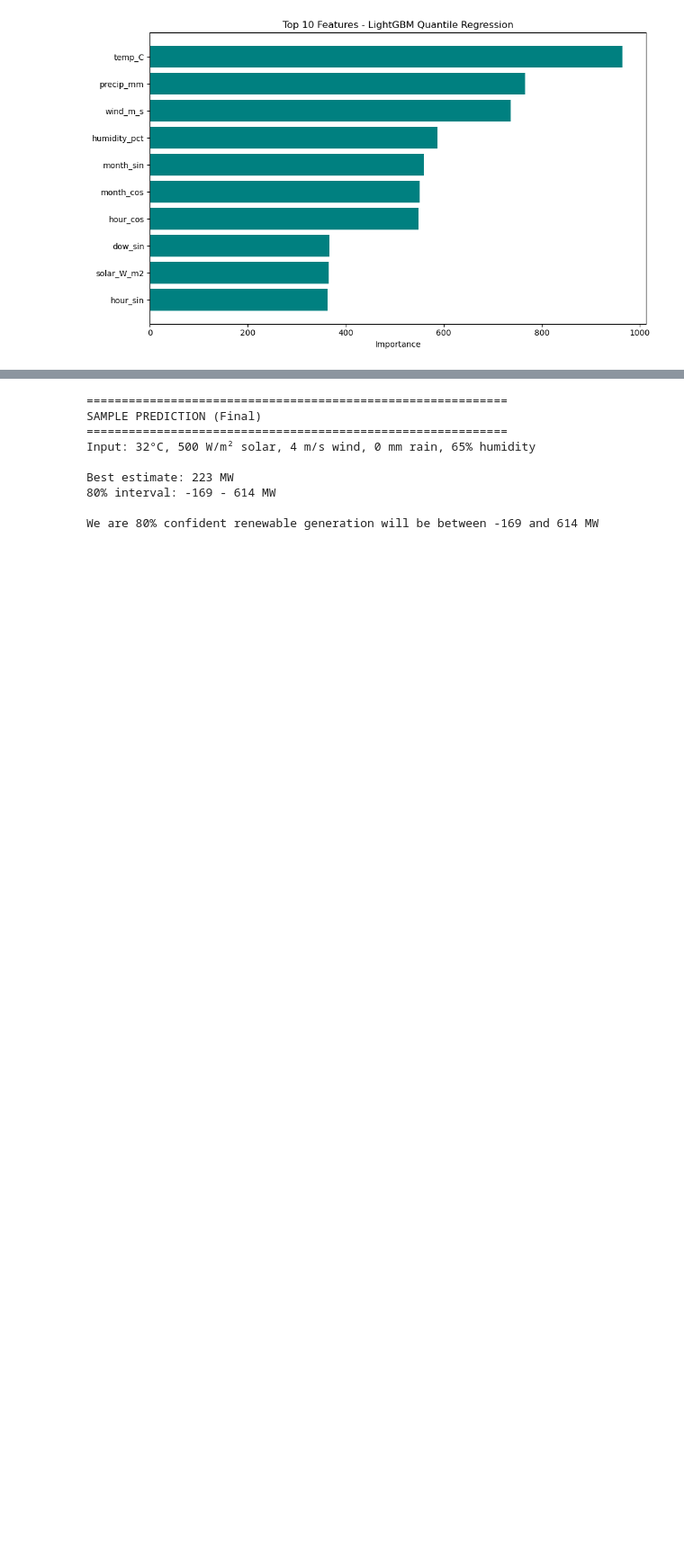
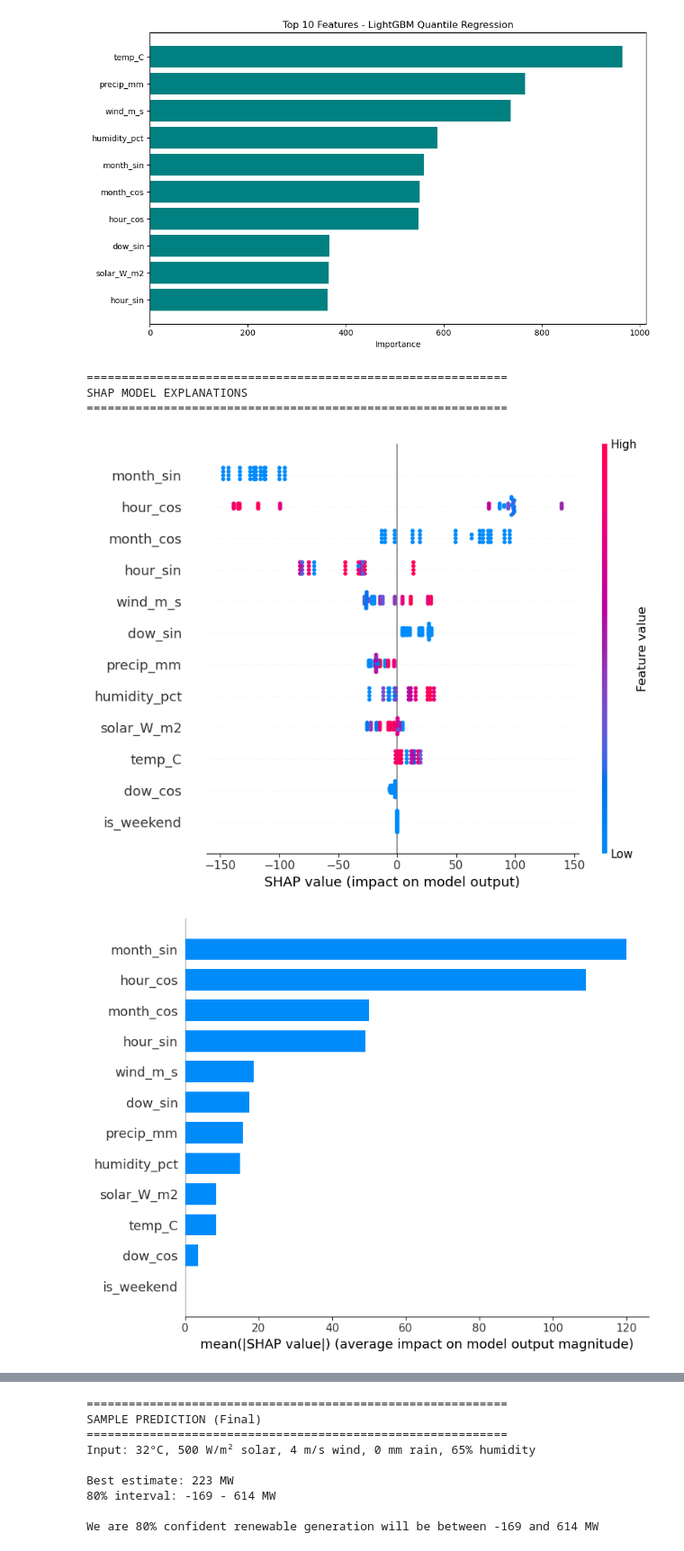
Before and after one commit to deeps-pixel/Sri-Lanka-Renewable-Energy-Forecast, a Jupyter notebook: notebooks/renewable_forecast.ipynb.ipynb, the cells around one changed output, grey strips where cells are left out. Shown at 90% size. Drawn from its saved outputs; the diff is of its cells as text; code cells hidden in the pictures; blank space fills up the shorter version.

```diff
--- a/notebooks/renewable_forecast.ipynb.ipynb
+++ b/notebooks/renewable_forecast.ipynb.ipynb
@@ -442,3 +568,78 @@ humidity_pct         587
   solar_W_m2         365
     hour_sin         363
 [figure]
+# %%
+# Cell 10.5: SHAP Explanations (Fixed)
+print("=" * 60)
+print("SHAP MODEL EXPLANATIONS")
+print("=" * 60)
+
+import shap
+import warnings
+warnings.filterwarnings('ignore')
+
+# Take a sample of training data for background
+background = X_train.sample(200, random_state=42)
+
+# Create TreeExplainer for LightGBM
+explainer = shap.TreeExplainer(final_models[0.50], background, feature_perturbation='interventional')
+
+# Explain test predictions (first 50 test samples, faster)
+X_test_sample = X_test.iloc[:50]
+shap_values = explainer.shap_values(X_test_sample, check_additivity=False)
+
+# Summary plot (most important features)
+plt.figure(figsize=(10, 8))
+shap.summary_plot(shap_values, X_test_sample, feature_names=feature_cols, show=False)
+plt.tight_layout()
+plt.savefig('../reports/shap_summary.png', dpi=150)
+plt.show()
+
+# Bar plot (mean absolute SHAP values)
+plt.figure(figsize=(10, 6))
+shap.summary_plot(shap_values, X_test_sample, feature_names=feature_cols, plot_type="bar", show=False)
+plt.tight_layout()
+plt.savefig('../reports/shap_bar.png', dpi=150)
+plt.show()
+
+# Feature importance based on SHAP
+mean_abs_shap = pd.DataFrame({
+    'feature': feature_cols,
+    'mean_abs_shap': np.abs(shap_values).mean(axis=0)
+}).sort_values('mean_abs_shap', ascending=False)
+
+print("\nFeature Importance (by SHAP):")
+print(mean_abs_shap.head(10).to_string(index=False))
+
+# Explain a single prediction
+print("\n" + "=" * 60)
+print("SINGLE PREDICTION EXPLANATION")
+print("=" * 60)
+
+# Pick a test sample
+sample_idx = 0
+shap_values_single = explainer.shap_values(X_test_sample.iloc[sample_idx:sample_idx+1], check_additivity=False)
+prediction = final_models[0.50].predict(X_test_sample.iloc[sample_idx:sample_idx+1])[0]
+actual = y_test.iloc[sample_idx]
+
+print(f"Prediction: {prediction:.0f} MW")
+print(f"Actual: {actual:.0f} MW")
+print(f"Error: {prediction - actual:.1f} MW")
+
+print("\nFeature contributions (how each feature affected the prediction):")
+feature_contributions = pd.DataFrame({
+    'feature': feature_cols,
+    'shap_value': shap_values_single[0]
+}).sort_values('shap_value', key=abs, ascending=False)
+
+for _, row in feature_contributions.head(8).iterrows():
+    direction = "↑ increased" if row['shap_value'] > 0 else "↓ decreased"
+    print(f"  {row['feature']:15s}: {direction} prediction by {abs(row['shap_value']):.1f} MW")
+
+print("\n✅ SHAP analysis complete. Check reports/shap_summary.png and shap_bar.png")
+# %% [output]
+============================================================
+SHAP MODEL EXPLANATIONS
+============================================================
+[figure, added]
+[figure, added]
```
Also changed, not shown: parts of 9 cells of this notebook, 6 other files.
